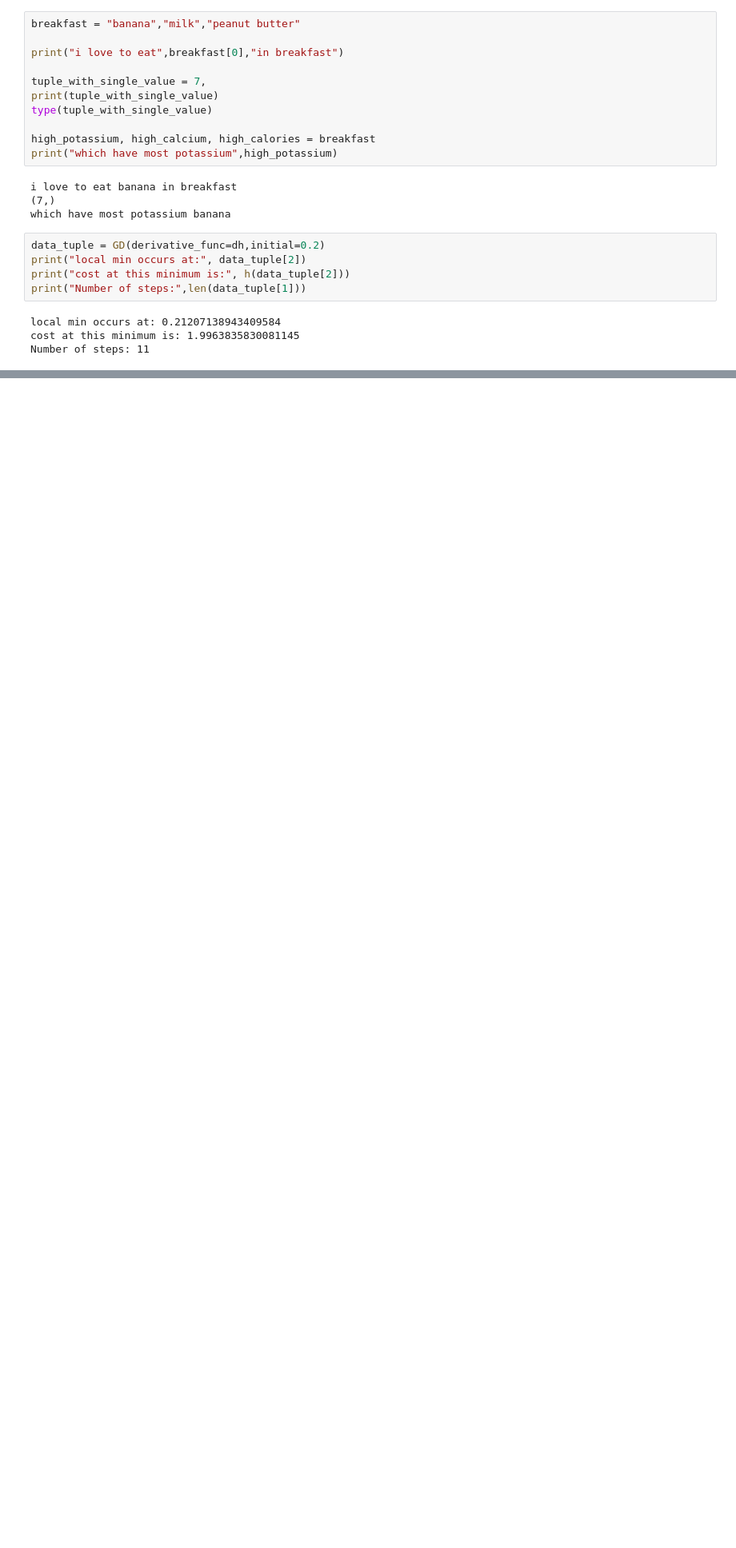
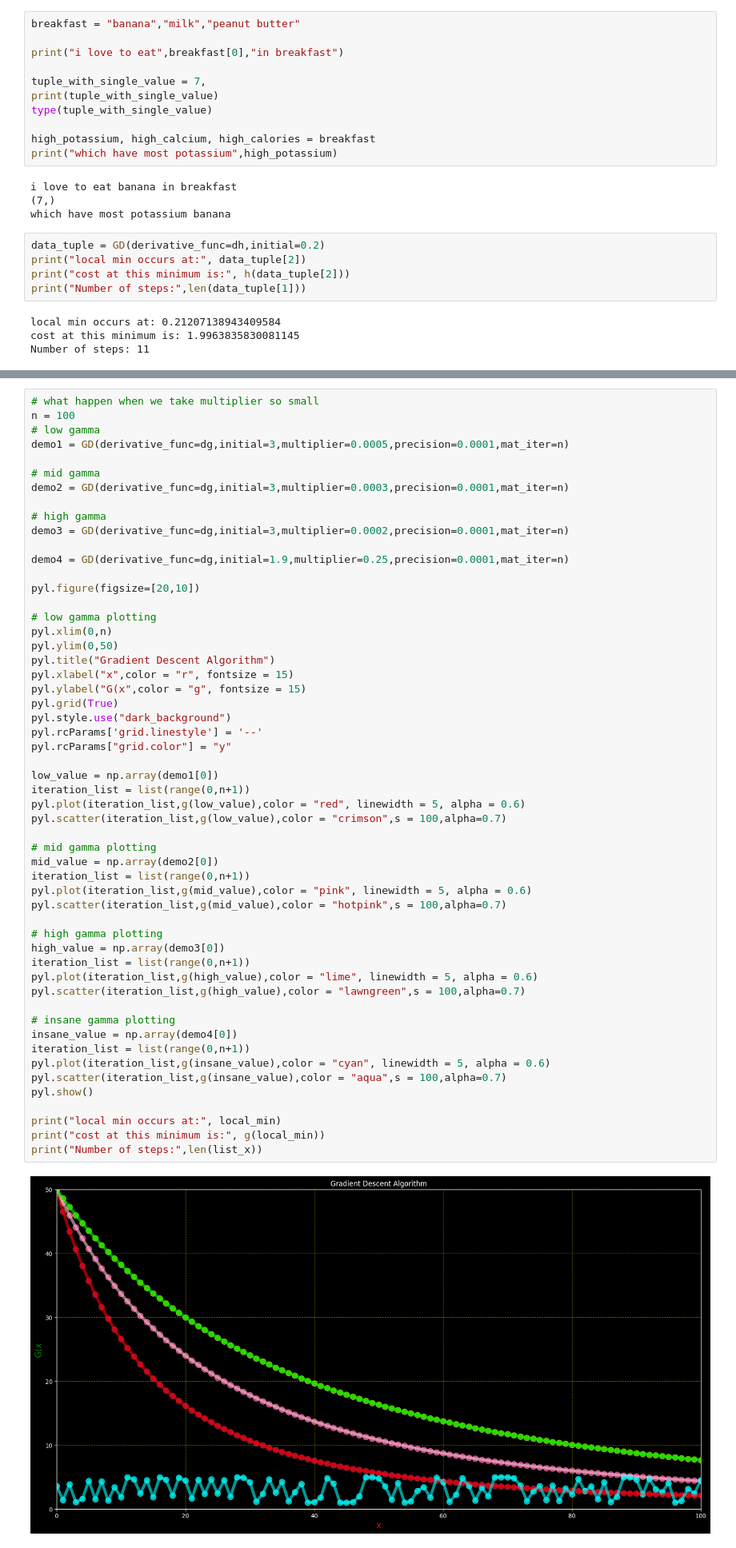
Before and after one commit to khushalpapnai/GEN-AI, a Jupyter notebook: DS - ML - AI - gen/Algorithm/gradientDescent.ipynb, the cells around one changed output, grey strips where cells are left out. Shown at 80% size. Cells and saved outputs as stored; diff of their text form; blank space fills up the shorter version.

```diff
--- a/DS - ML - AI - gen/Algorithm/gradientDescent.ipynb
+++ b/DS - ML - AI - gen/Algorithm/gradientDescent.ipynb
@@ -357,0 +503,56 @@ Number of steps: 11
+# %%
+# what happen when we take multiplier so small
+n = 100
+# low gamma
+demo1 = GD(derivative_func=dg,initial=3,multiplier=0.0005,precision=0.0001,mat_iter=n)
+
+# mid gamma
+demo2 = GD(derivative_func=dg,initial=3,multiplier=0.0003,precision=0.0001,mat_iter=n)
+
+# high gamma
+demo3 = GD(derivative_func=dg,initial=3,multiplier=0.0002,precision=0.0001,mat_iter=n)
+
+demo4 = GD(derivative_func=dg,initial=1.9,multiplier=0.25,precision=0.0001,mat_iter=n)
+
+pyl.figure(figsize=[20,10])
+
+# low gamma plotting
+pyl.xlim(0,n)
+pyl.ylim(0,50)
+pyl.title("Gradient Descent Algorithm")
+pyl.xlabel("x",color = "r", fontsize = 15)
+pyl.ylabel("G(x",color = "g", fontsize = 15)
+pyl.grid(True)
+pyl.style.use("dark_background")
+pyl.rcParams['grid.linestyle'] = '--'
+pyl.rcParams["grid.color"] = "y"
+
+low_value = np.array(demo1[0])
+iteration_list = list(range(0,n+1))
+pyl.plot(iteration_list,g(low_value),color = "red", linewidth = 5, alpha = 0.6)
+pyl.scatter(iteration_list,g(low_value),color = "crimson",s = 100,alpha=0.7)
+
+# mid gamma plotting
+mid_value = np.array(demo2[0])
+iteration_list = list(range(0,n+1))
+pyl.plot(iteration_list,g(mid_value),color = "pink", linewidth = 5, alpha = 0.6)
+pyl.scatter(iteration_list,g(mid_value),color = "hotpink",s = 100,alpha=0.7)
+
+# high gamma plotting
+high_value = np.array(demo3[0])
+iteration_list = list(range(0,n+1))
+pyl.plot(iteration_list,g(high_value),color = "lime", linewidth = 5, alpha = 0.6)
+pyl.scatter(iteration_list,g(high_value),color = "lawngreen",s = 100,alpha=0.7)
+
+# insane gamma plotting
+insane_value = np.array(demo4[0])
+iteration_list = list(range(0,n+1))
+pyl.plot(iteration_list,g(insane_value),color = "cyan", linewidth = 5, alpha = 0.6)
+pyl.scatter(iteration_list,g(insane_value),color = "aqua",s = 100,alpha=0.7)
+pyl.show()
+
+print("local min occurs at:", local_min)
+print("cost at this minimum is:", g(local_min))
+print("Number of steps:",len(list_x))
+# %% [output]
+[figure, added]
```
Also changed, not shown: parts of 17 cells of this notebook.
